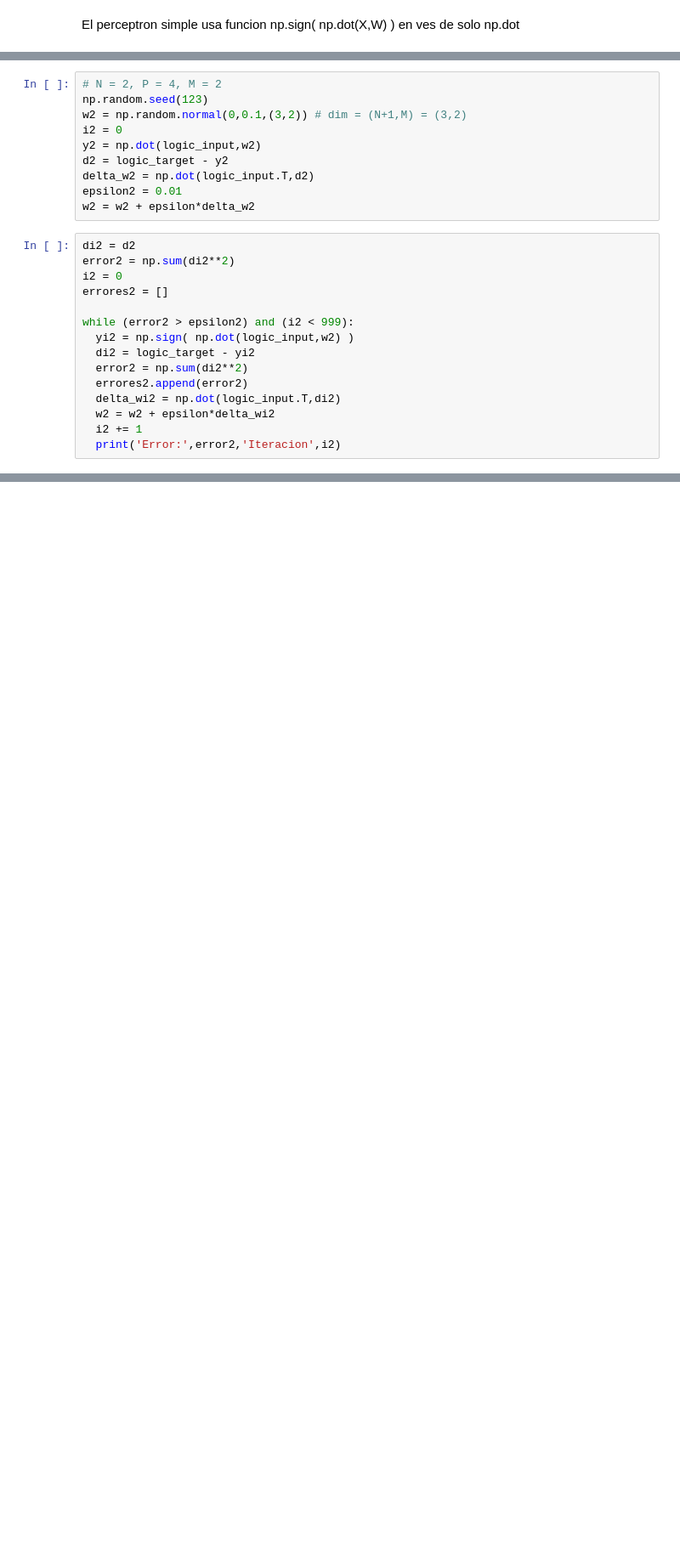
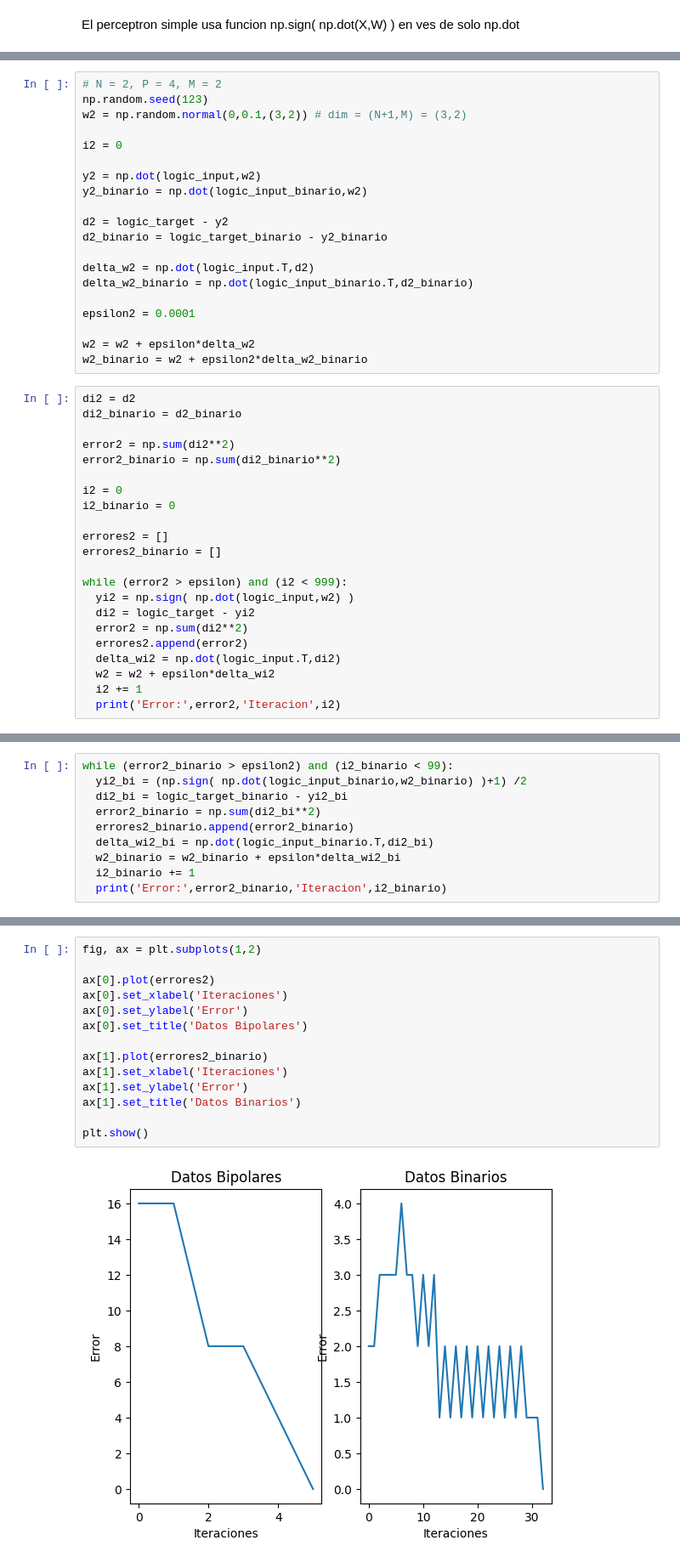
Before and after one commit to tobiasmunoz/RedesNeuronales, a Jupyter notebook: PerceptronSimple.ipynb, the cells around one changed output, grey strips where cells are left out. Shown at 85% size. Drawn from its saved outputs; the diff is of its cells as text; blank space fills up the shorter version.

```diff
--- a/PerceptronSimple.ipynb
+++ b/PerceptronSimple.ipynb
@@ -70,19 +93,36 @@ logic_target = np.array( [
 # N = 2, P = 4, M = 2
 np.random.seed(123)
 w2 = np.random.normal(0,0.1,(3,2)) # dim = (N+1,M) = (3,2)
+
 i2 = 0
+
 y2 = np.dot(logic_input,w2)
+y2_binario = np.dot(logic_input_binario,w2)
+
 d2 = logic_target - y2
+d2_binario = logic_target_binario - y2_binario
+
 delta_w2 = np.dot(logic_input.T,d2)
-epsilon2 = 0.01
+delta_w2_binario = np.dot(logic_input_binario.T,d2_binario)
+
+epsilon2 = 0.0001
+
 w2 = w2 + epsilon*delta_w2
+w2_binario = w2 + epsilon2*delta_w2_binario
 # %%
 di2 = d2
+di2_binario = d2_binario
+
 error2 = np.sum(di2**2)
+error2_binario = np.sum(di2_binario**2)
+
 i2 = 0
+i2_binario = 0
+
 errores2 = []
+errores2_binario = []
 
-while (error2 > epsilon2) and (i2 < 999):
+while (error2 > epsilon) and (i2 < 999):
   yi2 = np.sign( np.dot(logic_input,w2) )
   di2 = logic_target - yi2
   error2 = np.sum(di2**2)
@@ -118,0 +141,10 @@ plt.show()
+# %%
+while (error2_binario > epsilon2) and (i2_binario < 99):
+  yi2_bi = (np.sign( np.dot(logic_input_binario,w2_binario) )+1) /2
+  di2_bi = logic_target_binario - yi2_bi
+  error2_binario = np.sum(di2_bi**2)
+  errores2_binario.append(error2_binario)
+  delta_wi2_bi = np.dot(logic_input_binario.T,di2_bi)
+  w2_binario = w2_binario + epsilon*delta_wi2_bi
+  i2_binario += 1
+  print('Error:',error2_binario,'Iteracion',i2_binario)
@@ -118,0 +169,16 @@ plt.show()
+# %%
+fig, ax = plt.subplots(1,2)
+
+ax[0].plot(errores2)
+ax[0].set_xlabel('Iteraciones')
+ax[0].set_ylabel('Error')
+ax[0].set_title('Datos Bipolares')
+
+ax[1].plot(errores2_binario)
+ax[1].set_xlabel('Iteraciones')
+ax[1].set_ylabel('Error')
+ax[1].set_title('Datos Binarios')
+
+plt.show()
+# %% [output]
+[figure, added]
```
Also changed, not shown: parts of 22 cells of this notebook.
